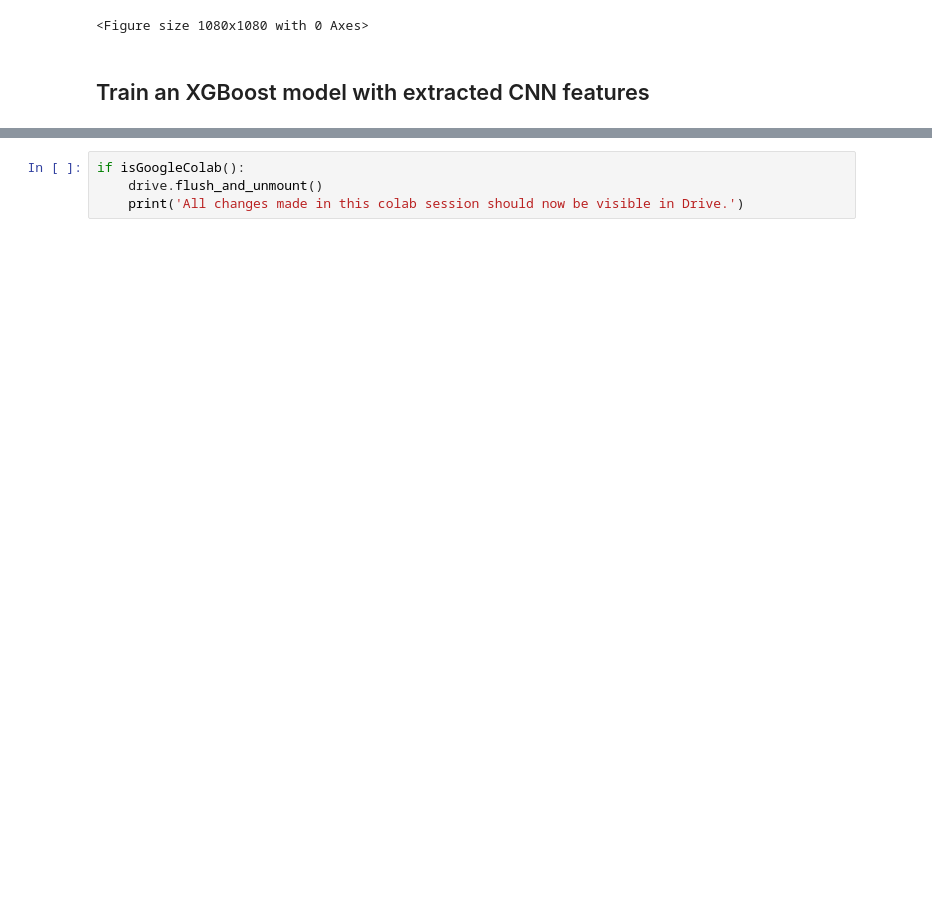
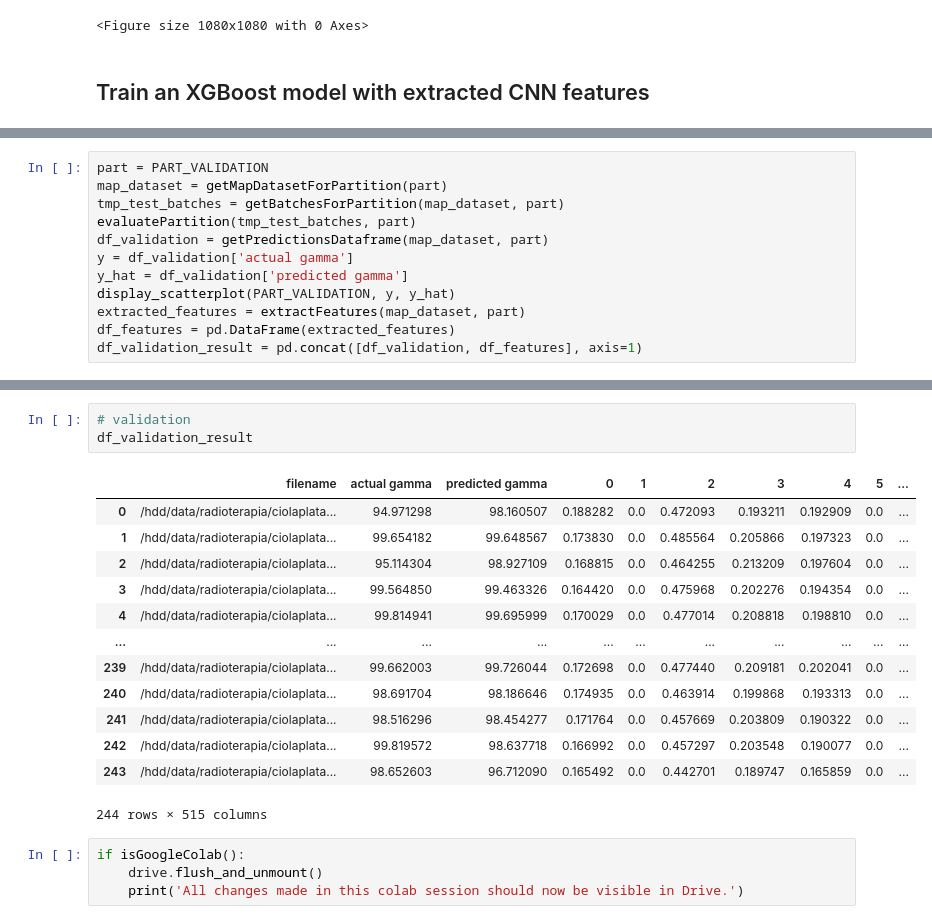
Before and after one commit to pablojrios/fluence_maps, a Jupyter notebook: tf2_evaluate.ipynb, the cells around one changed output, grey strips where cells are left out. Cells and saved outputs as stored; diff of their text form; blank space fills up the shorter version.

```diff
--- a/tf2_evaluate.ipynb
+++ b/tf2_evaluate.ipynb
@@ -281,0 +241,12 @@ df_result.head()
+# %%
+part = PART_VALIDATION
+map_dataset = getMapDatasetForPartition(part)
+tmp_test_batches = getBatchesForPartition(map_dataset, part)
+evaluatePartition(tmp_test_batches, part)
+df_validation = getPredictionsDataframe(map_dataset, part)
+y = df_validation['actual gamma']
+y_hat = df_validation['predicted gamma']
+display_scatterplot(PART_VALIDATION, y, y_hat)
+extracted_features = extractFeatures(map_dataset, part)
+df_features = pd.DataFrame(extracted_features)
+df_validation_result = pd.concat([df_validation, df_features], axis=1)
@@ -282,3 +287,20 @@ df_result.head()
+# %%
+# validation
+df_validation_result
+# %% [output]
+|  | filename | actual gamma | predicted gamma | 0 | 1 | 2 | 3 | 4 | 5 | ... |
+| 0 | /hdd/data/radioterapia/ciolaplata... | 94.971298 | 98.160507 | 0.188282 | 0.0 | 0.472093 | 0.193211 | 0.192909 | 0.0 | ... |
+| 1 | /hdd/data/radioterapia/ciolaplata... | 99.654182 | 99.648567 | 0.173830 | 0.0 | 0.485564 | 0.205866 | 0.197323 | 0.0 | ... |
+| 2 | /hdd/data/radioterapia/ciolaplata... | 95.114304 | 98.927109 | 0.168815 | 0.0 | 0.464255 | 0.213209 | 0.197604 | 0.0 | ... |
+| 3 | /hdd/data/radioterapia/ciolaplata... | 99.564850 | 99.463326 | 0.164420 | 0.0 | 0.475968 | 0.202276 | 0.194354 | 0.0 | ... |
+| 4 | /hdd/data/radioterapia/ciolaplata... | 99.814941 | 99.695999 | 0.170029 | 0.0 | 0.477014 | 0.208818 | 0.198810 | 0.0 | ... |
+| ... | ... | ... | ... | ... | ... | ... | ... | ... | ... | ... |
+| 239 | /hdd/data/radioterapia/ciolaplata... | 99.662003 | 99.726044 | 0.172698 | 0.0 | 0.477440 | 0.209181 | 0.202041 | 0.0 | ... |
+| 240 | /hdd/data/radioterapia/ciolaplata... | 98.691704 | 98.186646 | 0.174935 | 0.0 | 0.463914 | 0.199868 | 0.193313 | 0.0 | ... |
+| 241 | /hdd/data/radioterapia/ciolaplata... | 98.516296 | 98.454277 | 0.171764 | 0.0 | 0.457669 | 0.203809 | 0.190322 | 0.0 | ... |
+| 242 | /hdd/data/radioterapia/ciolaplata... | 99.819572 | 98.637718 | 0.166992 | 0.0 | 0.457297 | 0.203548 | 0.190077 | 0.0 | ... |
+| 243 | /hdd/data/radioterapia/ciolaplata... | 98.652603 | 96.712090 | 0.165492 | 0.0 | 0.442701 | 0.189747 | 0.165859 | 0.0 | ... |
+244 rows × 515 columns
 # %%
 if isGoogleColab():
     drive.flush_and_unmount()
```
Also changed, not shown: parts of 24 cells of this notebook.
